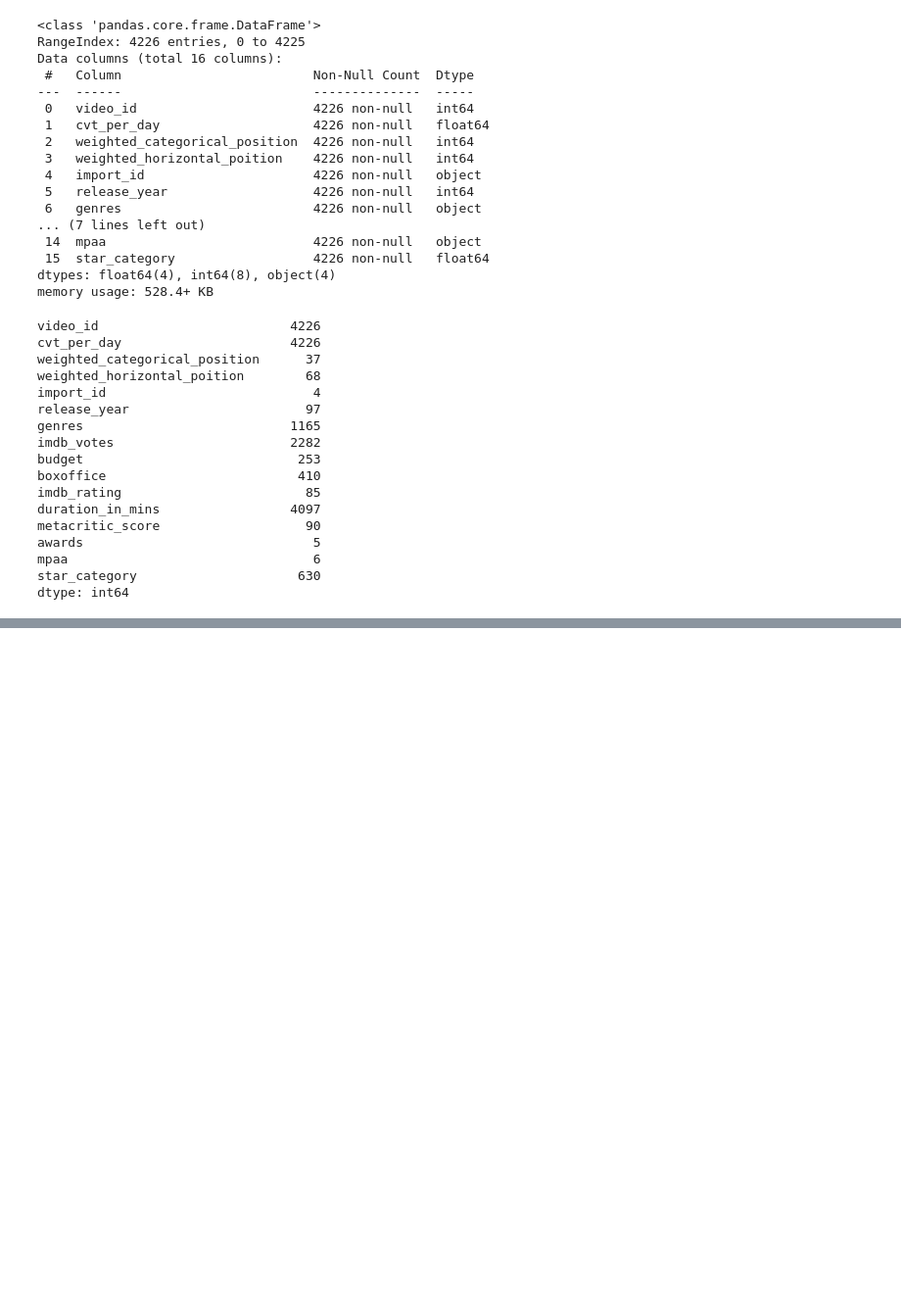
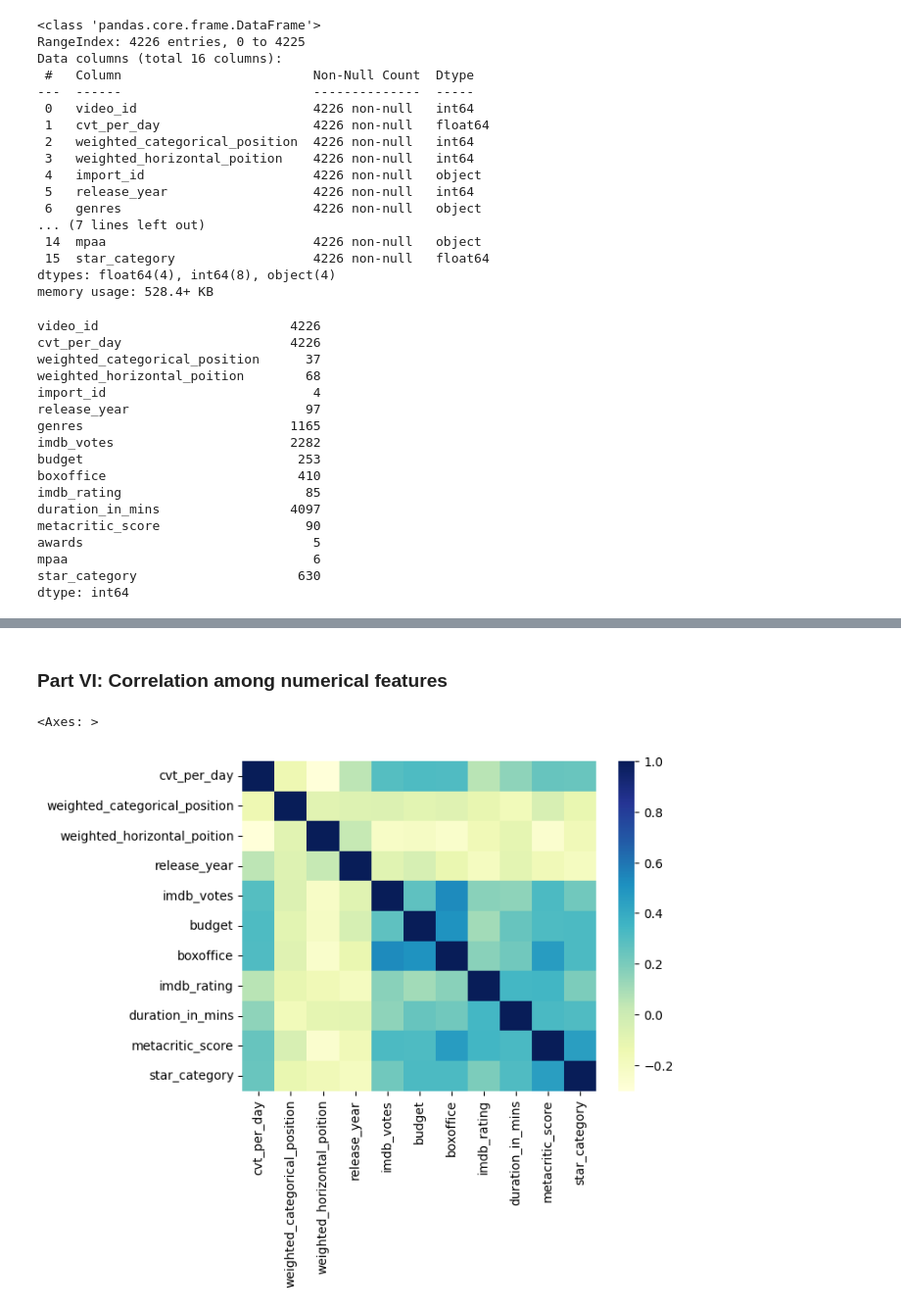
Before and after one commit to heathclief0402/amazon_prime_video_analysis, a Jupyter notebook: amazon_prime_video.ipynb, the cells around one changed output, grey strips where cells are left out. Shown at 98% size. Cells and saved outputs as stored; diff of their text form; code cells hidden in the pictures; blank space fills up the shorter version.

```diff
--- a/amazon_prime_video.ipynb
+++ b/amazon_prime_video.ipynb
@@ -140,0 +229,11 @@ sns.boxplot(x="cvt_per_day", hue = "mpaa" , data = data, ax=axss[1,1])
+# %% [markdown]
+### **Part VI: Correlation among numerical features**
+# %%
+countinous_data_with_Y = ['cvt_per_day','weighted_categorical_position','weighted_horizontal_poition'
+               ,'release_year', 'imdb_votes', 'budget', 'boxoffice' ,'imdb_rating',
+               'duration_in_mins', 'metacritic_score', 'star_category']
+countinous_data_corr = data[countinous_data_with_Y].corr()
+sns.heatmap(countinous_data_corr, cmap="YlGnBu")
+# %% [output]
+<Axes: >
+[figure, added]
```
Also changed, not shown: parts of 100 cells of this notebook.
